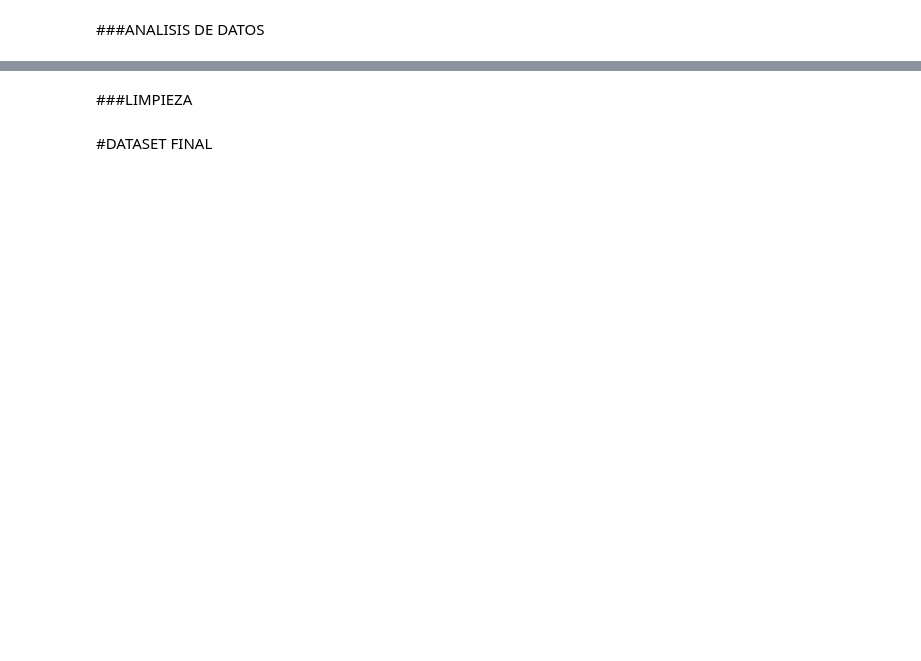
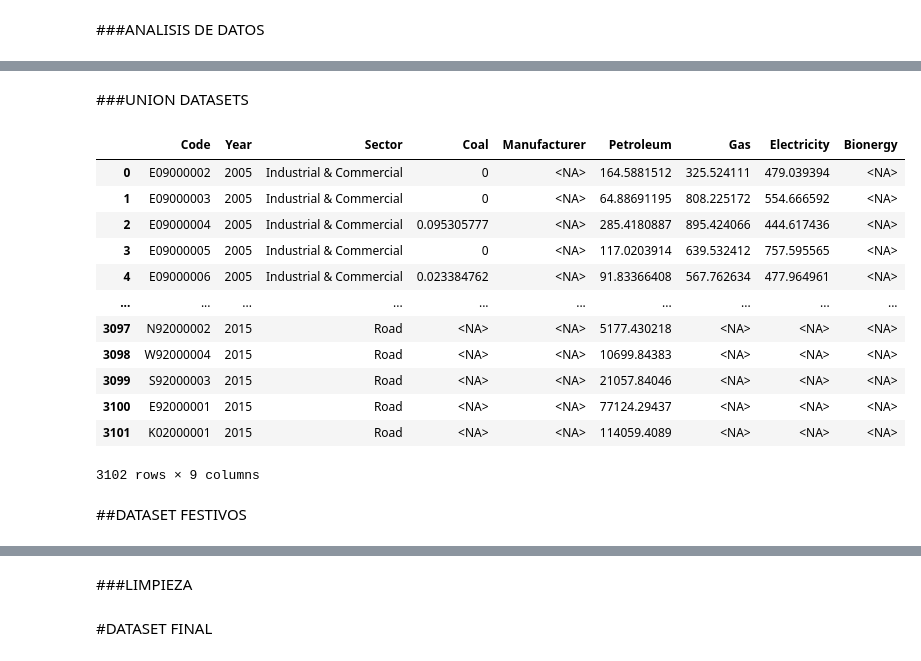
Before and after one commit to Roberto-he/TFM_RHG, a Jupyter notebook: TFM_FIRE_RHG.ipynb, the cells around one changed output, grey strips where cells are left out. Saved outputs shown, nothing was run; the diff lists cells and outputs as text; code cells hidden in the pictures; blank space fills up the shorter version.

```diff
--- a/TFM_FIRE_RHG.ipynb
+++ b/TFM_FIRE_RHG.ipynb
@@ -528,6 +582,3 @@ consumo.head()
 | 2 | E09000004 | Bexley | 2005 | Coal | Industrial & Commercial | Ktoe | 0.008194822 |
 | 3 | E09000005 | Brent | 2005 | Coal | Industrial & Commercial | Ktoe | 0 |
 | 4 | E09000006 | Bromley | 2005 | Coal | Industrial & Commercial | Ktoe | 0.002010728 |
-# %%
-consumo=consumo.rename(columns={"Code": "IncGeo_BoroughCode", "Year":"CalYear"})
-consumo
@@ -580,0 +609,8 @@ consumo_bio=consumo_bio.rename(columns={"Fuel": "Bionergy"})
+# %%
+#Borramos las columnas que no necesitamos
+consumo=consumo.loc[consumo["Measurement"]=="GWh"]
+col_eliminar_consumo=["Area", "Measurement"]
+consumo.drop(col_eliminar_consumo, inplace=True, axis=1)
+consumo=consumo.astype("string")
+#consumo=consumo(["Code","Year", "Fuel"], dtype="string")
+consumo
@@ -580,0 +631,48 @@ consumo_bio=consumo_bio.rename(columns={"Fuel": "Bionergy"})
+# %%
+#Creamos un dataset por cada tipo de energia consumida
+consumo_coal=consumo.loc[consumo["Fuel"]=="Coal"]
+consumo_coal=consumo_coal.rename(columns={"Value": "Coal"})
+consumo_coal.drop("Fuel", inplace=True, axis=1)
+
+consumo_manuf=consumo.loc[consumo["Fuel"]=="Manufactured fuels"]
+consumo_manuf=consumo_manuf.rename(columns={"Value": "Manufacturer"})
+consumo_manuf.drop("Fuel", inplace=True, axis=1)
+
+consumo_petroleum=consumo.loc[consumo["Fuel"]=="Petroleum products"]
+consumo_petroleum=consumo_petroleum.rename(columns={"Value": "Petroleum"})
+consumo_petroleum.drop("Fuel", inplace=True, axis=1)
+
+consumo_gas=consumo.loc[consumo["Fuel"]=="Gas"]
+consumo_gas=consumo_gas.rename(columns={"Value": "Gas"})
+consumo_gas.drop("Fuel", inplace=True, axis=1)
+
+consumo_elect=consumo.loc[consumo["Fuel"]=="Electricity"]
+consumo_elect=consumo_elect.rename(columns={"Value": "Electricity"})
+consumo_elect.drop("Fuel", inplace=True, axis=1)
+
+consumo_bio=consumo.loc[consumo["Fuel"]=="Bioenergy & wastes"]
+consumo_bio=consumo_bio.rename(columns={"Value": "Bionergy"})
+consumo_bio.drop("Fuel", inplace=True, axis=1)
+# %% [markdown]
+###UNION DATASETS
+# %%
+from functools import reduce
+dfs = [consumo_coal, consumo_manuf, consumo_petroleum, consumo_gas,consumo_elect,consumo_bio]
+consumo_total = reduce(lambda left,right: pd.merge(left,right, how="outer"), dfs)
+consumo_total
+# %% [output]
+|  | Code | Year | Sector | Coal | Manufacturer | Petroleum | Gas | Electricity | Bionergy |
+| 0 | E09000002 | 2005 | Industrial & Commercial | 0 | <NA> | 164.5881512 | 325.524111 | 479.039394 | <NA> |
+| 1 | E09000003 | 2005 | Industrial & Commercial | 0 | <NA> | 64.88691195 | 808.225172 | 554.666592 | <NA> |
+| 2 | E09000004 | 2005 | Industrial & Commercial | 0.095305777 | <NA> | 285.4180887 | 895.424066 | 444.617436 | <NA> |
+| 3 | E09000005 | 2005 | Industrial & Commercial | 0 | <NA> | 117.0203914 | 639.532412 | 757.595565 | <NA> |
+| 4 | E09000006 | 2005 | Industrial & Commercial | 0.023384762 | <NA> | 91.83366408 | 567.762634 | 477.964961 | <NA> |
+| ... | ... | ... | ... | ... | ... | ... | ... | ... | ... |
+| 3097 | N92000002 | 2015 | Road | <NA> | <NA> | 5177.430218 | <NA> | <NA> | <NA> |
+| 3098 | W92000004 | 2015 | Road | <NA> | <NA> | 10699.84383 | <NA> | <NA> | <NA> |
+| 3099 | S92000003 | 2015 | Road | <NA> | <NA> | 21057.84046 | <NA> | <NA> | <NA> |
+| 3100 | E92000001 | 2015 | Road | <NA> | <NA> | 77124.29437 | <NA> | <NA> | <NA> |
+| 3101 | K02000001 | 2015 | Road | <NA> | <NA> | 114059.4089 | <NA> | <NA> | <NA> |
+3102 rows × 9 columns
+# %% [markdown]
+##DATASET FESTIVOS
```
Also changed, not shown: parts of 68 cells of this notebook.
